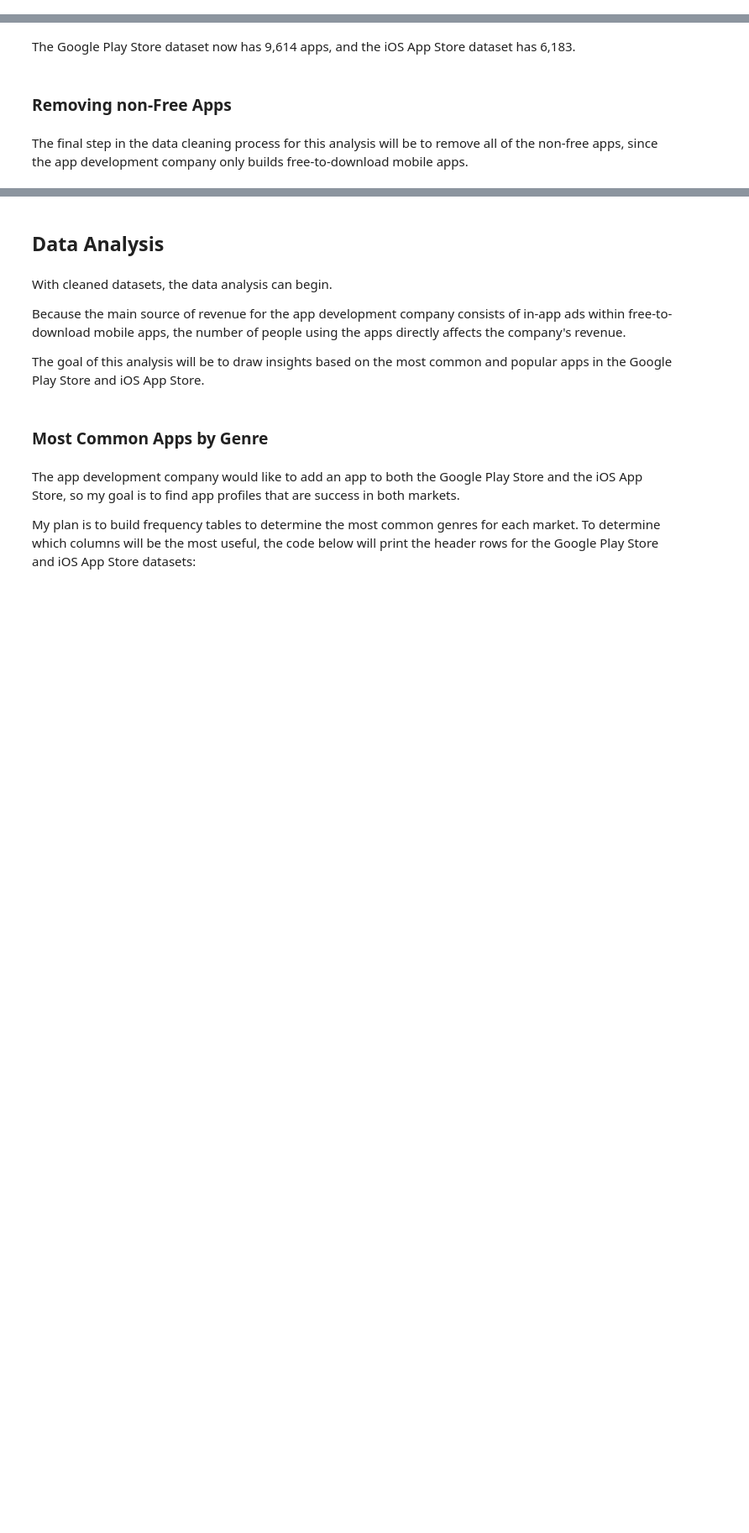
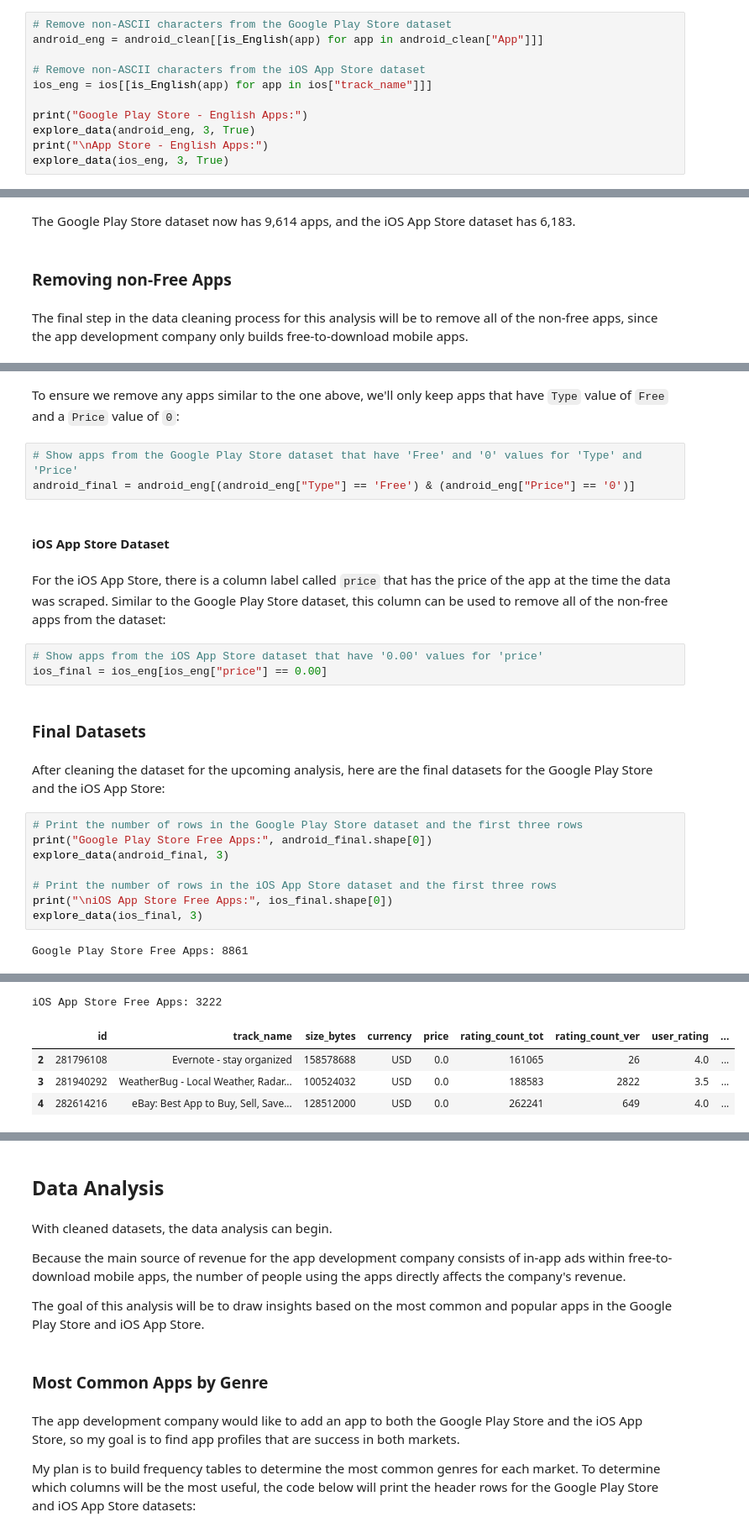
Before and after one commit to xjwllmsx/profitable-app-profiles, a Jupyter notebook: notebook/analysis.ipynb, the cells around one changed output, grey strips where cells are left out. Shown at 84% size. Drawn from its saved outputs; the diff is of its cells as text; blank space fills up the shorter version.

Commit message:
Use pandas library in 'Remove non-English Apps' and 'Removing non-Free Apps'

```diff
--- a/notebook/analysis.ipynb
+++ b/notebook/analysis.ipynb
@@ -356,0 +322,11 @@ Number of columns:  17
+# %%
+# Remove non-ASCII characters from the Google Play Store dataset
+android_eng = android_clean[[is_English(app) for app in android_clean["App"]]]
+
+# Remove non-ASCII characters from the iOS App Store dataset
+ios_eng = ios[[is_English(app) for app in ios["track_name"]]]
+
+print("Google Play Store - English Apps:")
+explore_data(android_eng, 3, True)
+print("\nApp Store - English Apps:")
+explore_data(ios_eng, 3, True)
@@ -392,0 +367,26 @@ iOS App Store Free Apps: 3222
+# %% [markdown]
+To ensure we remove any apps similar to the one above, we'll only keep apps that have `Type` value of `Free` and a `Price` value of `0`:
+# %%
+# Show apps from the Google Play Store dataset that have 'Free' and '0' values for 'Type' and 'Price'
+android_final = android_eng[(android_eng["Type"] == 'Free') & (android_eng["Price"] == '0')]
+# %% [markdown]
+#### iOS App Store Dataset
+# %% [markdown]
+For the iOS App Store, there is a column label called `price` that has the price of the app at the time the data was scraped. Similar to the Google Play Store dataset, this column can be used to remove all of the non-free apps from the dataset:
+# %%
+# Show apps from the iOS App Store dataset that have '0.00' values for 'price'
+ios_final = ios_eng[ios_eng["price"] == 0.00]
+# %% [markdown]
+### Final Datasets
+# %% [markdown]
+After cleaning the dataset for the upcoming analysis, here are the final datasets for the Google Play Store and the iOS App Store:
+# %%
+# Print the number of rows in the Google Play Store dataset and the first three rows
+print("Google Play Store Free Apps:", android_final.shape[0])
+explore_data(android_final, 3)
+
+# Print the number of rows in the iOS App Store dataset and the first three rows
+print("\niOS App Store Free Apps:", ios_final.shape[0])
+explore_data(ios_final, 3)
+# %% [output]
+Google Play Store Free Apps: 8861
@@ -393 +397,6 @@ iOS App Store Free Apps: 3222
+iOS App Store Free Apps: 3222
+|  | id | track_name | size_bytes | currency | price | rating_count_tot | rating_count_ver | user_rating | ... |
+| 2 | 281796108 | Evernote - stay organized | 158578688 | USD | 0.0 | 161065 | 26 | 4.0 | ... |
+| 3 | 281940292 | WeatherBug - Local Weather, Radar... | 100524032 | USD | 0.0 | 188583 | 2822 | 3.5 | ... |
+| 4 | 282614216 | eBay: Best App to Buy, Sell, Save... | 128512000 | USD | 0.0 | 262241 | 649 | 4.0 | ... |
 # %% [markdown]
```
Also changed, not shown: parts of 14 cells of this notebook.
